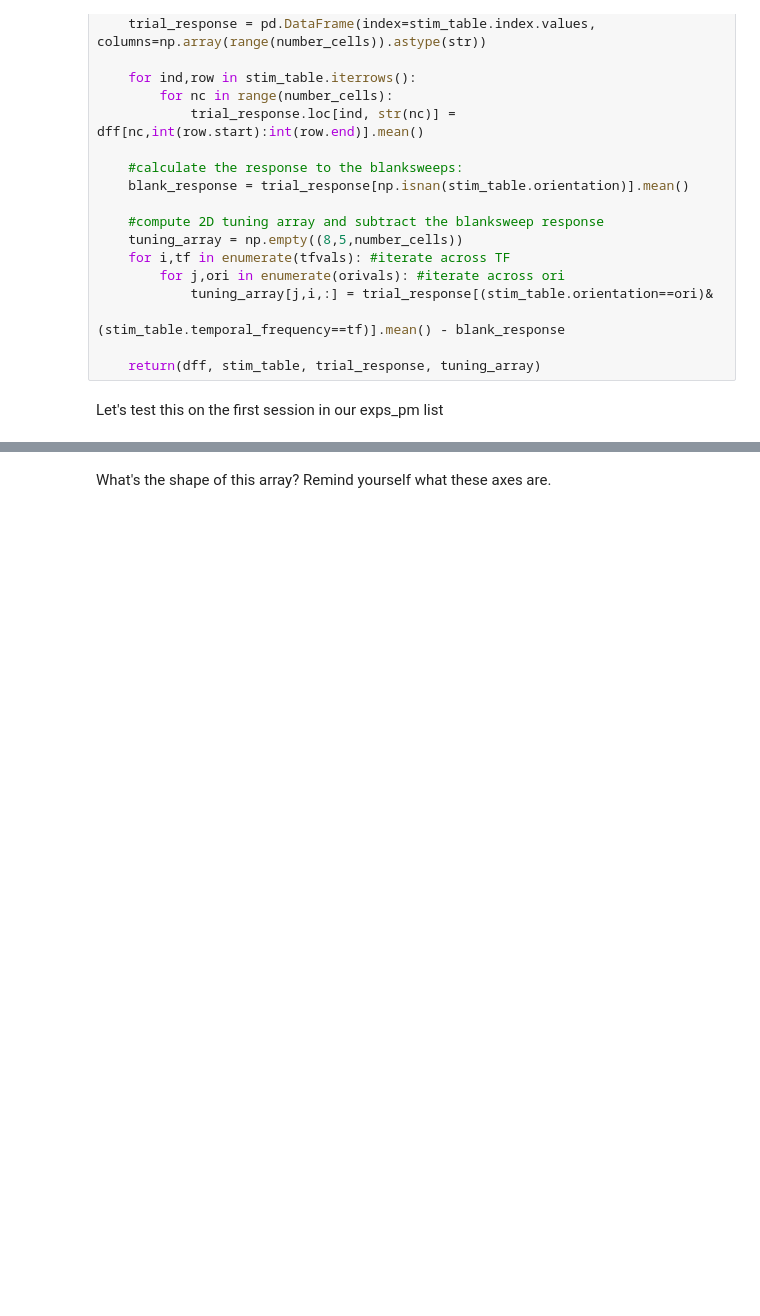
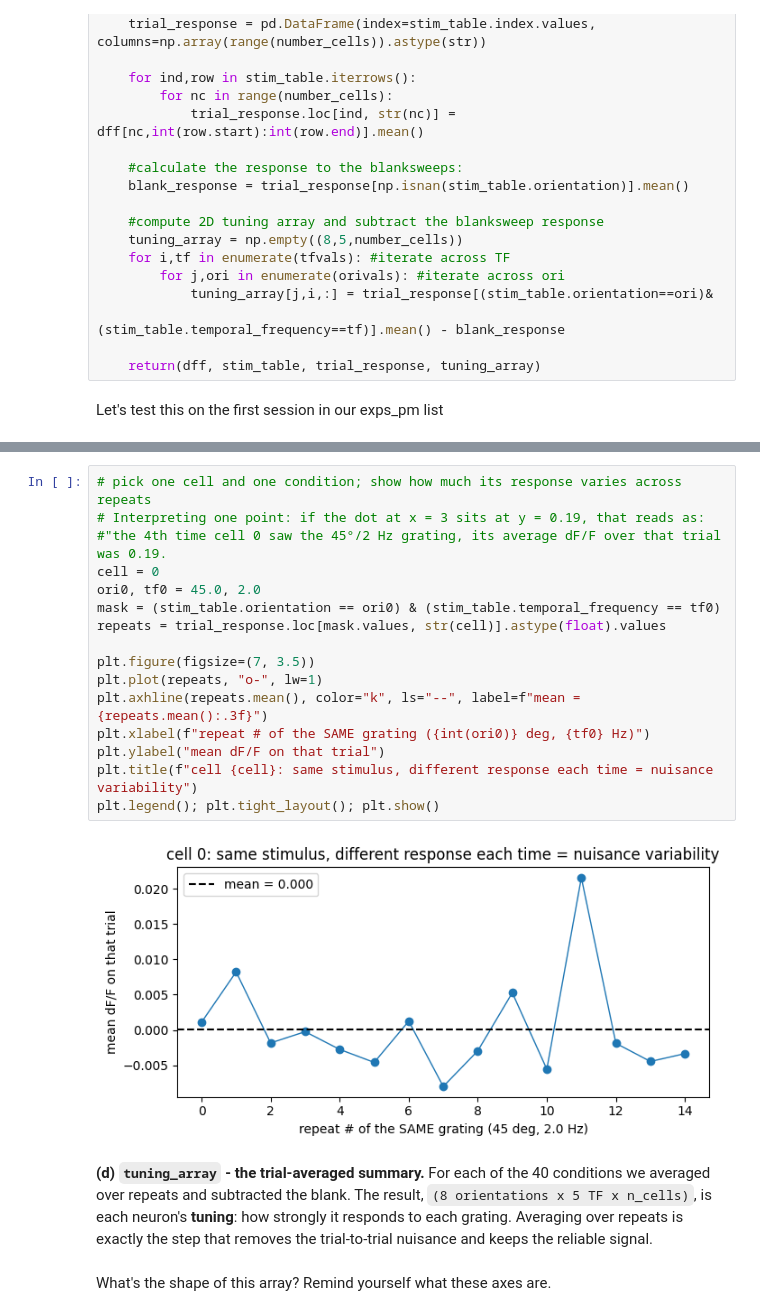
Before and after one commit to zbluee/Predicting_Brain_Regions, a Jupyter notebook: Predicting_Brain_Regions.ipynb, the cells around one changed output, grey strips where cells are left out. Cells and saved outputs as stored; diff of their text form; blank space fills up the shorter version.

```diff
--- a/Predicting_Brain_Regions.ipynb
+++ b/Predicting_Brain_Regions.ipynb
@@ -164,3 +242,23 @@ Number of cells:  94
+# %%
+# pick one cell and one condition; show how much its response varies across repeats
+# Interpreting one point: if the dot at x = 3 sits at y = 0.19, that reads as:
+#"the 4th time cell 0 saw the 45°/2 Hz grating, its average dF/F over that trial was 0.19.
+cell = 0
+ori0, tf0 = 45.0, 2.0
+mask = (stim_table.orientation == ori0) & (stim_table.temporal_frequency == tf0)
+repeats = trial_response.loc[mask.values, str(cell)].astype(float).values
+
+plt.figure(figsize=(7, 3.5))
+plt.plot(repeats, "o-", lw=1)
+plt.axhline(repeats.mean(), color="k", ls="--", label=f"mean = {repeats.mean():.3f}")
+plt.xlabel(f"repeat # of the SAME grating ({int(ori0)} deg, {tf0} Hz)")
+plt.ylabel("mean dF/F on that trial")
+plt.title(f"cell {cell}: same stimulus, different response each time = nuisance variability")
+plt.legend(); plt.tight_layout(); plt.show()
+# %% [output]
+[figure, added]
+# %% [markdown]
+**(d) `tuning_array` - the trial-averaged summary.** For each of the 40 conditions we averaged over repeats and subtracted the blank. The result, `(8 orientations x 5 TF x n_cells)`, is each neuron's **tuning**: how strongly it responds to each grating. Averaging over repeats is exactly the step that removes the trial-to-trial nuisance and keeps the reliable signal.
 # %% [markdown]
 What's the shape of this array? Remind yourself what these axes are.
 # %%
```
Also changed, not shown: parts of 46 cells of this notebook.
